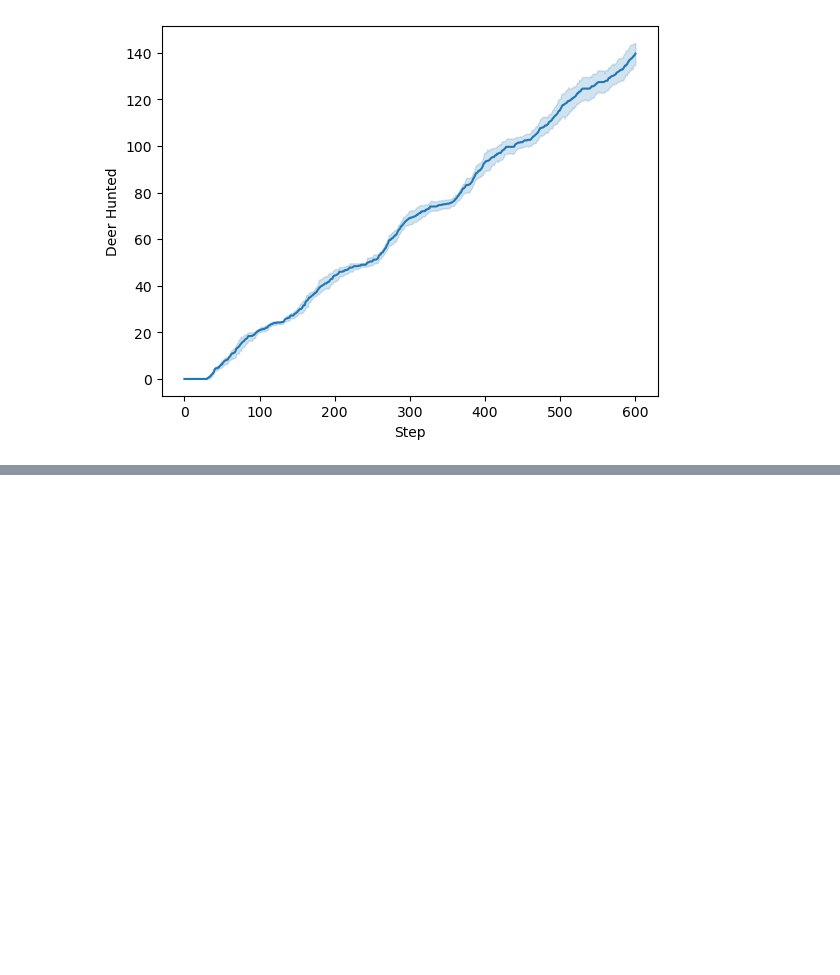
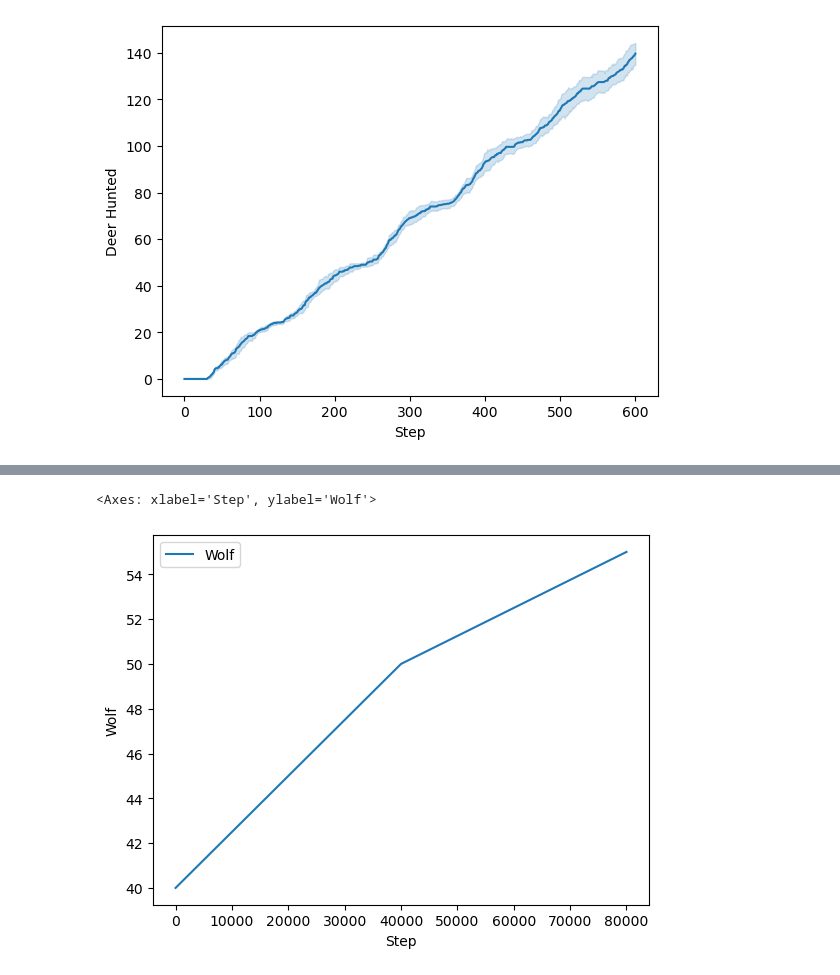
Before and after one commit to LukeRDuob/MDM3_wolf_reintroducution, a Jupyter notebook: project/ABM/notebook.ipynb, the cells around one changed output, grey strips where cells are left out. Cells and saved outputs as stored; diff of their text form; code cells hidden in the pictures; blank space fills up the shorter version.

```diff
--- a/project/ABM/notebook.ipynb
+++ b/project/ABM/notebook.ipynb
@@ -204,0 +266,5 @@ sns.lineplot(data=loads_results_df, x='Step', y='Deer Hunted')
+# %%
+sns.lineplot(data=new_results_df2, x='Step', y='Wolf', label='Wolf')
+# %% [output]
+<Axes: xlabel='Step', ylabel='Wolf'>
+[figure, added]
```
Also changed, not shown: parts of 9 cells of this notebook, 3 other files.
